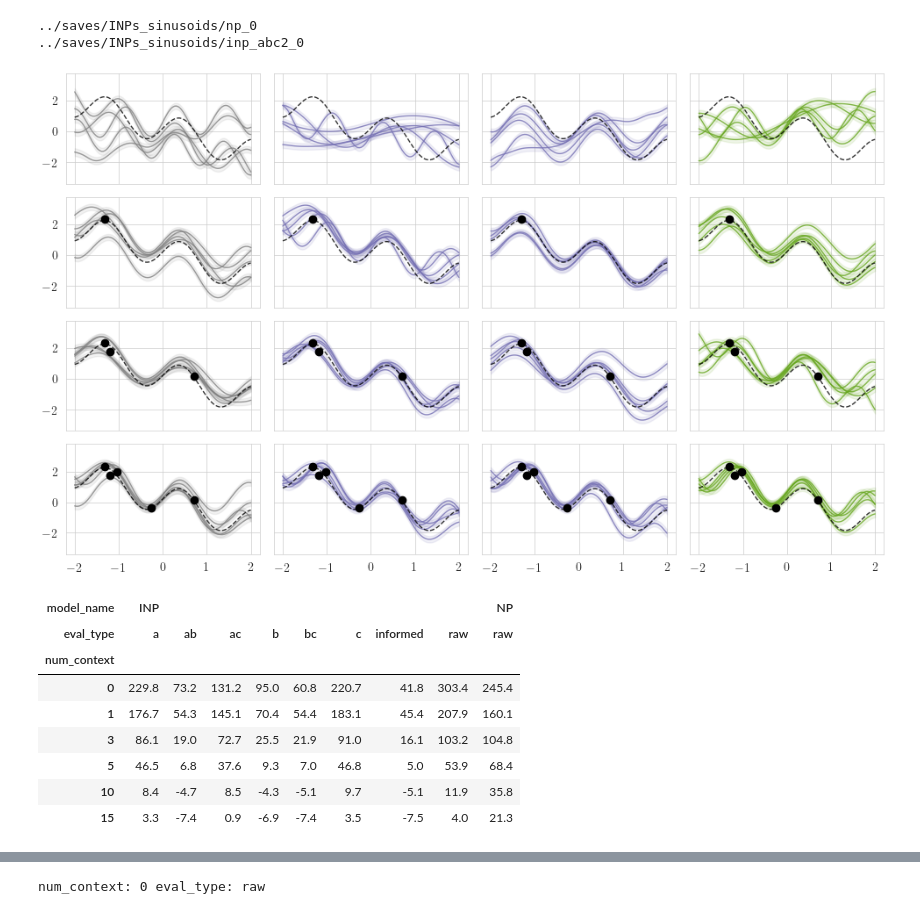
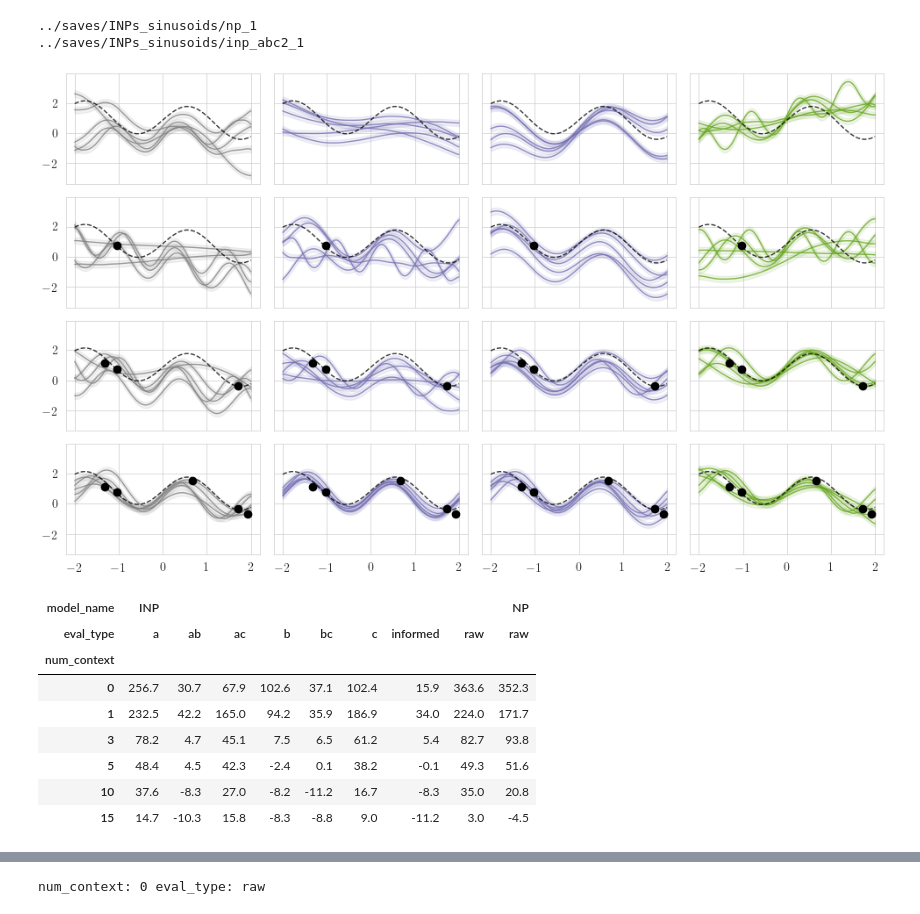
Before and after one commit to vanderschaarlab/informed-meta-learning, a Jupyter notebook: evaluation/evaluate_sinusoids.ipynb, the cells around one changed output, grey strips where cells are left out. Cells and saved outputs as stored; diff of their text form; code cells hidden in the pictures.

```diff
--- a/evaluation/evaluate_sinusoids.ipynb
+++ b/evaluation/evaluate_sinusoids.ipynb
@@ -22,8 +29,8 @@ plt.rcParams['text.latex.preamble'] = "\\usepackage{lmodern} \\usepackage{times}
 # %%
 # Load the models
 save_dirs = {
-    'NP' : '../saves/INPs_sinusoids/np_0',
-    'INP' : '../saves/INPs_sinusoids/inp_abc2_0'
+    "NP": "../saves/INPs_sinusoids/np_1",
+    "INP": "../saves/INPs_sinusoids/inp_abc2_1",
 }
 
 models = list(save_dirs.keys())
@@ -31,13 +38,15 @@ model_dict = {}
 config_dict = {}
 
 for model_name, save_dir in save_dirs.items():
-    model_dict[model_name], config_dict[model_name] = load_model(save_dir, load_it='best')
+    model_dict[model_name], config_dict[model_name] = load_model(
+        save_dir, load_it="best"
+    )
     model_dict[model_name].eval()
 
 model_names = list(model_dict.keys())
 # %% [output]
-../saves/INPs_sinusoids/np_0
-../saves/INPs_sinusoids/inp_abc2_0
+../saves/INPs_sinusoids/np_1
+../saves/INPs_sinusoids/inp_abc2_1
 # %%
 # Setup the dataloaders
 config = Namespace(
@@ -62,66 +71,80 @@ data_loader = get_dataloader(dataset, config)
 for batch in data_loader:
     (x_context, y_context), (x_target, y_target), full_knowledge, extras = batch
     x_context = x_context.to(config.device)
     y_context = y_context.to(config.device)
     x_target = x_target.to(config.device)
     y_target = y_target.to(config.device)
 
 
 num_context_ls = [0, 1, 3, 5]
 sample_idx = np.random.choice(list(range(x_target.shape[-2])), max(num_context_ls))
 batch_idx = 0
 
-fig, axs = plt.subplots(len(num_context_ls), 4, figsize=(10, 6), sharex=True, sharey=True)
+fig, axs = plt.subplots(
+    len(num_context_ls), 4, figsize=(10, 6), sharex=True, sharey=True
+)
 
-colors = {
-    'raw' : 'grey',
-    'a' : 'C2',
-    'b' : 'C2',
-    'c' : 'C4'
-}
+colors = {"raw": "grey", "a": "C2", "b": "C2", "c": "C4"}
 
-for j, knowledge_type in enumerate(['raw', 'a', 'b', 'c']):
-    if knowledge_type == 'raw':
+for j, knowledge_type in enumerate(["raw", "a", "b", "c"]):
+    if knowledge_type == "raw":
         knowledge = None
     else:
         mask = get_mask(knowledge_type)
         knowledge = full_knowledge * mask
 
     for i, num_context in enumerate(num_context_ls):
         x_context = x_target[:, sample_idx[:num_context], :]
         y_context = y_target[:, sample_idx[:num_context], :]
 
         with torch.no_grad():
-            INP_outupts = model_dict['INP'](
-                x_context, y_context, x_target, y_target=y_target, knowledge=knowledge)
+            INP_outupts = model_dict["INP"](
+                x_context, y_context, x_target, y_target=y_target, knowledge=knowledge
+            )
 
         plot_predictions(
-            axs[i][j], batch_idx, INP_outupts, x_context, y_context, x_target, extras, color=colors[knowledge_type], plot_true=True
+            axs[i][j],
+            batch_idx,
+            INP_outupts,
+            x_context,
+            y_context,
+            x_target,
+            extras,
+            color=colors[knowledge_type],
+            plot_true=True,
         )
 plt.tight_layout()
 plt.show()
 # %% [output]
-[figure, old version]
+[figure, new version]
 # %%
 # Evaluate the models on different knowledge types
-eval_type_ls = ['raw', 'informed', 'a', 'b', 'c', 'ab', 'bc', 'ac']
+eval_type_ls = ["raw", "informed", "a", "b", "c", "ab", "bc", "ac"]
 
-summary_df, losses, outputs_dict = get_summary_df(model_dict, config_dict, data_loader, eval_type_ls, model_names)
+summary_df, losses, outputs_dict = get_summary_df(
+    model_dict, config_dict, data_loader, eval_type_ls, model_names
+)
 
-summary_df['print_value'] = summary_df['mean'].apply(lambda x: f'{x:.1f}') #+ ' \scriptsize{(' + summary_df['std'].apply(lambda x: f'{x:.1f}') + ')}'
-print_df = summary_df.dropna(subset=['mean']).pivot(
-    columns='num_context', index=['model_name', 'eval_type'], values=['print_value']
-).T.round(2)
+summary_df["print_value"] = summary_df["mean"].apply(
+    lambda x: f"{x:.1f}"
+)  # + ' \scriptsize{(' + summary_df['std'].apply(lambda x: f'{x:.1f}') + ')}'
+print_df = (
+    summary_df.dropna(subset=["mean"])
+    .pivot(
+        columns="num_context", index=["model_name", "eval_type"], values=["print_value"]
+    )
+    .T.round(2)
+)
 
-print_df.droplevel(0, axis=0).dropna(axis=1, how='all')
+print_df.droplevel(0, axis=0).dropna(axis=1, how="all")
 # %% [output]
 | model_name | INP |  |  |  |  |  |  |  | NP |
 | eval_type | a | ab | ac | b | bc | c | informed | raw | raw |
 | num_context |  |  |  |  |  |  |  |  |  |
-| 0 | 229.8 | 73.2 | 131.2 | 95.0 | 60.8 | 220.7 | 41.8 | 303.4 | 245.4 |
-| 1 | 176.7 | 54.3 | 145.1 | 70.4 | 54.4 | 183.1 | 45.4 | 207.9 | 160.1 |
-| 3 | 86.1 | 19.0 | 72.7 | 25.5 | 21.9 | 91.0 | 16.1 | 103.2 | 104.8 |
-| 5 | 46.5 | 6.8 | 37.6 | 9.3 | 7.0 | 46.8 | 5.0 | 53.9 | 68.4 |
-| 10 | 8.4 | -4.7 | 8.5 | -4.3 | -5.1 | 9.7 | -5.1 | 11.9 | 35.8 |
-| 15 | 3.3 | -7.4 | 0.9 | -6.9 | -7.4 | 3.5 | -7.5 | 4.0 | 21.3 |
+| 0 | 256.7 | 30.7 | 67.9 | 102.6 | 37.1 | 102.4 | 15.9 | 363.6 | 352.3 |
+| 1 | 232.5 | 42.2 | 165.0 | 94.2 | 35.9 | 186.9 | 34.0 | 224.0 | 171.7 |
+| 3 | 78.2 | 4.7 | 45.1 | 7.5 | 6.5 | 61.2 | 5.4 | 82.7 | 93.8 |
+| 5 | 48.4 | 4.5 | 42.3 | -2.4 | 0.1 | 38.2 | -0.1 | 49.3 | 51.6 |
+| 10 | 37.6 | -8.3 | 27.0 | -8.2 | -11.2 | 16.7 | -8.3 | 35.0 | 20.8 |
+| 15 | 14.7 | -10.3 | 15.8 | -8.3 | -8.8 | 9.0 | -11.2 | 3.0 | -4.5 |
 # %%
```
Also changed, not shown: parts of 6 cells of this notebook, 20 other files.
